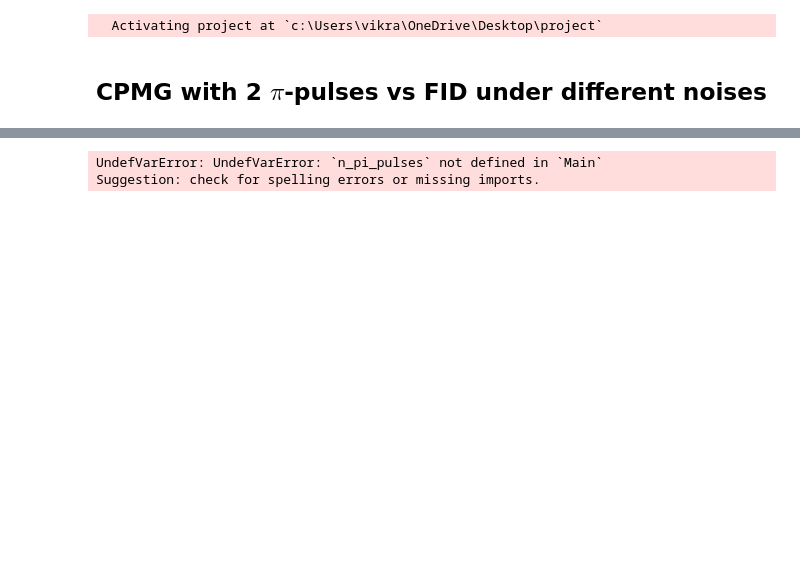
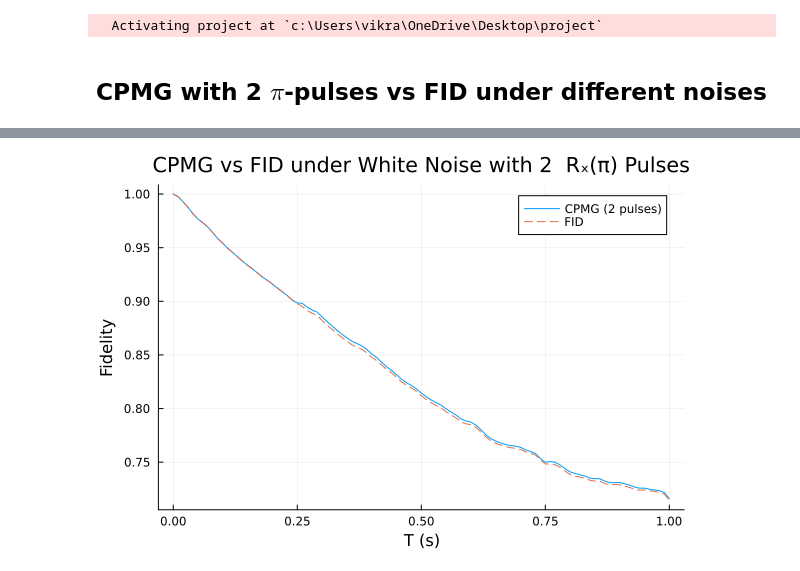
Before and after one commit to VikramD2k/Quantum-Dynamical-Decoupling-Toolkit, a Jupyter notebook: notebooks/Hahn echo and CPMG/CPMG.ipynb, the cells around one changed output, grey strips where cells are left out. Cells and saved outputs as stored; diff of their text form; code cells hidden in the pictures; blank space fills up the shorter version.

```diff
--- a/notebooks/Hahn echo and CPMG/CPMG.ipynb
+++ b/notebooks/Hahn echo and CPMG/CPMG.ipynb
@@ -36,26 +71,0 @@ Quantum Object:   type=Operator()   dims=[2]   size=(2, 2)   ishermitian=true
-# %%
-T_max = total_time
-dt = 0.01
-ψ₀ = normalize(basis(2, 0) + basis(2, 1))
-
-# Example white noise spectral density
-parameters = get_preset_params("white")
-S_func = ω -> S(ω; parameters...)
-
-T_vals, avg_fid = simulate_modulated_noise_fidelity(
-    ψ₀ = ψ₀,
-    T_max = T_max,
-    dt = dt,
-    n_realizations = 1000,
-    S_func = S_func,
-)
-
-# Actual simulation with control
-T_vals_ctrl, avg_fid_ctrl = simulate_shaped_control_fidelity(
-    ψ₀ = ψ₀,
-    T_max = T_max,
-    dt = dt,
-    n_realizations = 1000,
-    S_func_x = S_func,
-    control_terms = control_terms
-)
@@ -81,10 +72,8 @@ Progress: [==============================] 100.0% --- Elapsed Time: 0h 00m 00s (
 # %%
-
 # Plot
 using Plots
 plot(T_vals_ctrl, avg_fid_ctrl, label="CPMG ($n_pi_pulses pulses)", xlabel="T (s)", ylabel="Fidelity", legend=:topright)
-plot!(T_vals_fid, avg_fid_fid, label="FID", linestyle=:dash)
+plot!(T_vals, avg_fid, label="FID", linestyle=:dash)
 title!("CPMG vs FID under White Noise with $n_pi_pulses  Rₓ(π) Pulses")
 # %% [output]
-UndefVarError: UndefVarError: `n_pi_pulses` not defined in `Main`
-Suggestion: check for spelling errors or missing imports.
+[figure, added]
```
Also changed, not shown: parts of 12 cells of this notebook.
